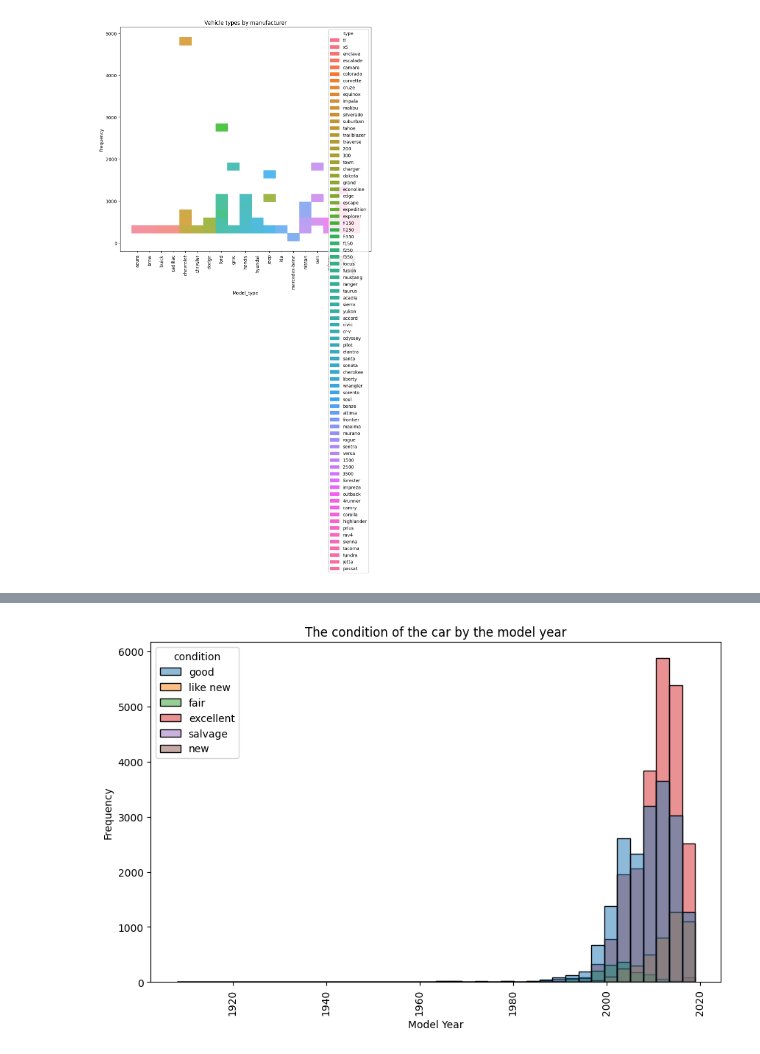
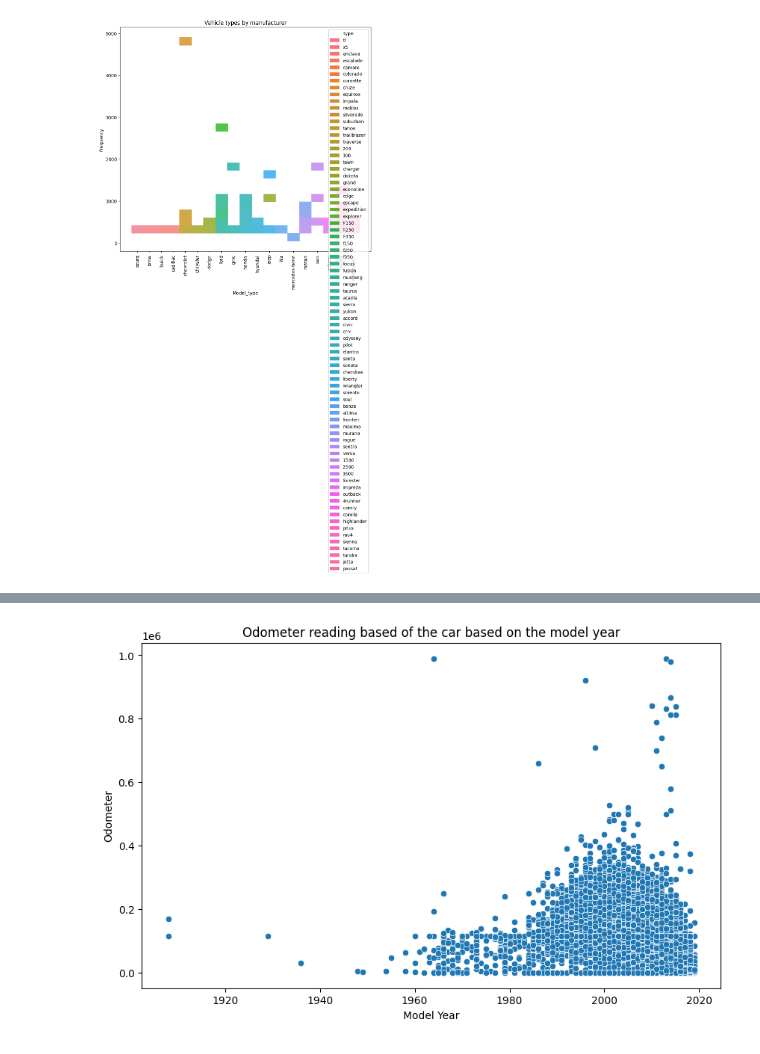
Before and after one commit to jeelfaldu7/car_ad_insights_dashboard, a Jupyter notebook: notebooks/Sprint 4 EDA Part of Project.ipynb, the cells around one changed output, grey strips where cells are left out. Saved outputs shown, nothing was run; the diff lists cells and outputs as text; code cells hidden in the pictures.

```diff
--- a/notebooks/Sprint 4 EDA Part of Project.ipynb
+++ b/notebooks/Sprint 4 EDA Part of Project.ipynb
@@ -398,11 +429,9 @@ display(vehicles_us[['condition','model_year']].head())
 # %%
-# Compare the condition of the car vs. year of the model. Plot a histogram to visualize it.
 plt.figure(figsize=(10, 6))
-sns.histplot(data=vehicles_us, x='model_year',hue='condition', bins=40)
-plt.title('The condition of the car by the model year')
+sns.scatterplot(data=vehicles_us, x='model_year', y='odometer')
+plt.title('Odometer reading based of the car based on the model year')
 plt.xlabel('Model Year')
-plt.ylabel('Frequency')
-plt.xticks(rotation=90)
+plt.ylabel('Odometer')
 plt.show()
 # %% [output]
-[figure, old version]
+[figure, new version]
```
Also changed, not shown: parts of 18 cells of this notebook, 1 other file.
